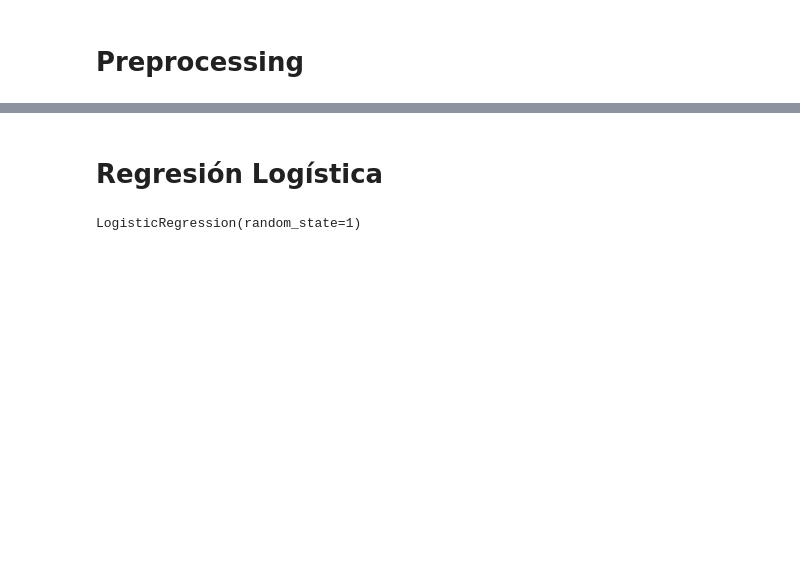
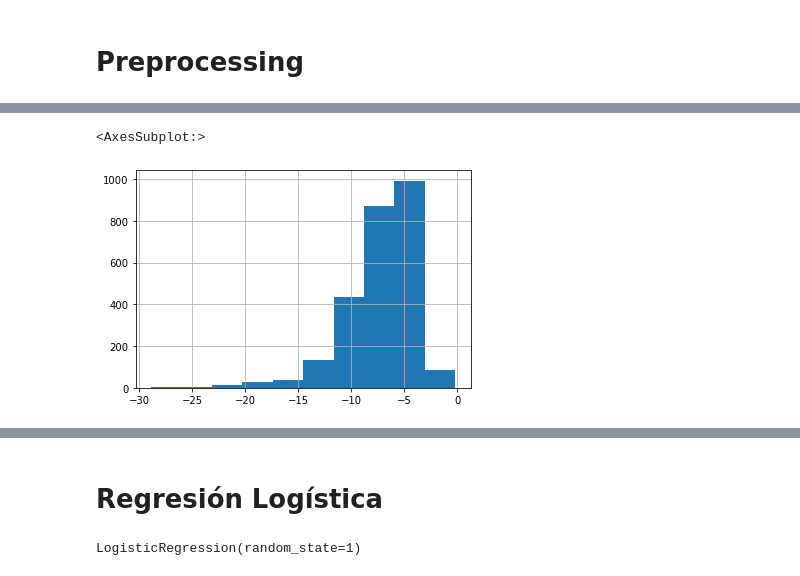
Before and after one commit to antoniomata99/taller2-unbosquebd2, a Jupyter notebook: Music.ipynb, the cells around one changed output, grey strips where cells are left out. Drawn from its saved outputs; the diff is of its cells as text; code cells hidden in the pictures; blank space fills up the shorter version.

```diff
--- a/Music.ipynb
+++ b/Music.ipynb
@@ -177,0 +190,5 @@ X_test.shape
+# %%
+X_train["loudness"].hist()
+# %% [output]
+<AxesSubplot:>
+[figure, added]
```
Also changed, not shown: parts of 67 cells of this notebook, 3 other files.
